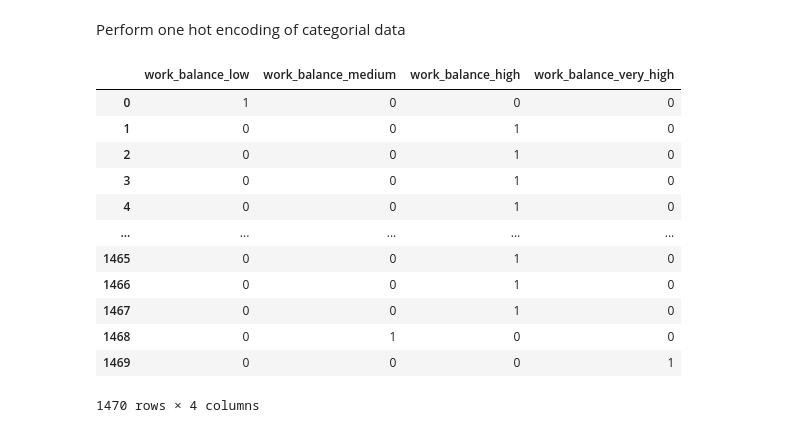
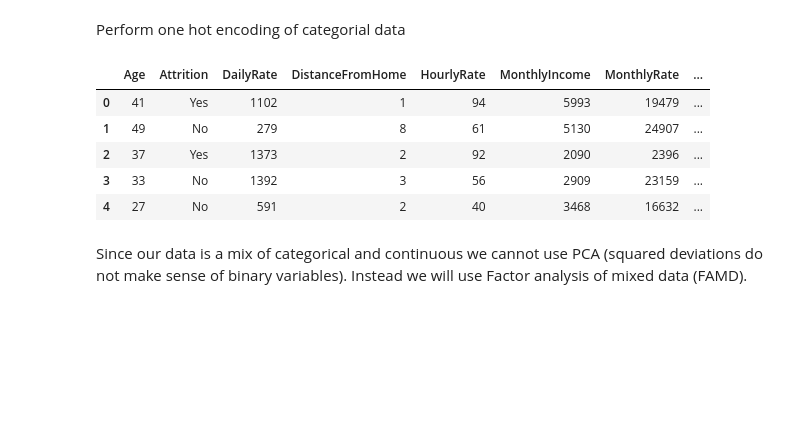
Before and after one commit to CSML1000-Winter2021-GroupA/human-resources, a Jupyter notebook: notebook.ipynb, the cells around one changed output. Cells and saved outputs as stored; diff of their text form; code cells hidden in the pictures; blank space fills up the shorter version.

Commit message:
Added FAMD for mixed data types

```diff
--- a/notebook.ipynb
+++ b/notebook.ipynb
@@ -50,0 +63,3 @@ hr_df.head()
+# %%
+hr_df = hr_df.drop(columns=['JobLevel'])
+hr_df
@@ -53,32 +82,37 @@ Perform one hot encoding of categorial data
 # %%
 travel_dummies = pd.get_dummies(hr_df['BusinessTravel']).rename(columns={'Non-Travel': 'does_no_travel', 'Travel_Frequently': 'does_travel_frequently', 'Travel_Rarely': 'does_travel_rarely'})
 department_dummies = pd.get_dummies(hr_df['Department']).rename(columns={'Human Resources': 'works_in_hr', 'Research & Development': 'works_in_rnd', 'Sales': 'works_in_sales'})
 education_dummies = pd.get_dummies(hr_df['Education']).rename(columns={1: 'is_below_college', 2: 'is_college', 3: 'is_bachelor', 4: 'is_master', 5: 'is_doctor'})
 education_field_dummies = pd.get_dummies(hr_df['EducationField']).rename(columns={'Human Resources': 'is_edu_hr', 'Life Sciences': 'is_edu_life_sciences', 'Marketing': 'is_edu_marketing', 'Medical': 'is_edu_medical', 'Other': 'is_edu_other', 'Technical Degree': 'is_edu_tech_degree'})
 environ_satisfaction_dummies = pd.get_dummies(hr_df['EnvironmentSatisfaction']).rename(columns={1: 'is_environ_satify_low', 2: 'is_environ_satify_medium', 3: 'is_environ_satify_high', 4: 'is_environ_satify_very_high'})
 gender_dummies = pd.get_dummies(hr_df['Gender']).rename(columns={'Female': 'is_female', 'Male': 'is_male'})
 job_involve_dummies = pd.get_dummies(hr_df['JobInvolvement']).rename(columns={1: 'is_job_involve_low', 2: 'is_job_involve_medium', 3: 'is_job_involve_high', 4: 'is_job_involve_very_high'})
-job_level_dummies = pd.get_dummies(hr_df['JobLevel']).rename(columns={1: 'is_job_level_low', 2: 'is_job_level_medium', 3: 'is_job_level_high', 4: 'is_job_level_very_high'})
 job_role_dummies = pd.get_dummies(hr_df['JobRole']).rename(columns={'Healthcare Representative': 'is_job_healthcare_rep', 'Human Resources': 'is_job_hr', 'Laboratory Technician': 'is_job_lab_tech', 'Manager': 'is_job_manager', 'Manufacturing Director': 'is_job_manu_director', 'Research Director': 'is_job_research_director', 'Research Scientist': 'is_job_research_scientist', 'Sales Executive': 'is_job_sales_exec', 'Sales Representative': 'is_job_sales_rep'})
 job_satify_dummies = pd.get_dummies(hr_df['JobSatisfaction']).rename(columns={1: 'is_job_satisfy_low', 2: 'is_job_satisfy_medium', 3: 'is_job_satisfy_high', 4: 'is_job_satisfy_very_high'})
 marital_dummies = pd.get_dummies(hr_df['MaritalStatus']).rename(columns={'Divorced': 'is_divorced', 'Married': 'is_married', 'Single': 'is_single'})
 overtime_dummies = pd.get_dummies(hr_df['OverTime']).rename(columns={'Yes': 'has_overtime', 'No': 'has_no_overtime'})
 performance_dummies = pd.get_dummies(hr_df['PerformanceRating']).rename(columns={1: 'performance_low', 2: 'performance_good', 3: 'performance_excellent', 4: 'performance_outstanding'})
 relationship_satisfy_dummies = pd.get_dummies(hr_df['RelationshipSatisfaction']).rename(columns={1: 'is_relationship_satisy_low', 2: 'is_relationship_satisy_medium', 3: 'is_relationship_satisy_high', 4: 'is_relationship_satisy_very_high'})
 stock_option_dummies = pd.get_dummies(hr_df['StockOptionLevel']).rename(columns={0: 'stock_option_none', 1: 'stock_option_low', 2: 'stock_option_medium', 3: 'stock_option_high'})
 work_balance_dummies = pd.get_dummies(hr_df['WorkLifeBalance']).rename(columns={1: 'work_balance_low', 2: 'work_balance_medium', 3: 'work_balance_high', 4: 'work_balance_very_high'})
-work_balance_dummies
+
+hr_df = pd.concat([hr_df[['Age', 'Attrition', 'DailyRate', 'DistanceFromHome', 'HourlyRate', 'MonthlyIncome', 'MonthlyRate',
+                            'NumCompaniesWorked', 'PercentSalaryHike', 'TotalWorkingYears', 'TrainingTimesLastYear',
+                            'YearsAtCompany', 'YearsInCurrentRole', 'YearsSinceLastPromotion', 'YearsWithCurrManager']],
+                     travel_dummies, department_dummies, education_dummies, education_field_dummies, environ_satisfaction_dummies,
+                     gender_dummies, job_involve_dummies, job_role_dummies, job_satify_dummies, marital_dummies, overtime_dummies,
+                     performance_dummies, relationship_satisfy_dummies, stock_option_dummies, work_balance_dummies], axis=1)
+hr_df = hr_df.drop(columns=['does_no_travel', 'works_in_hr', 'is_below_college', 'is_edu_hr', 'is_environ_satify_low',
+                           'is_female', 'is_job_involve_low', 'is_job_healthcare_rep', 'is_job_satisfy_low',
+                           'is_divorced', 'has_overtime', 'performance_excellent', 'is_relationship_satisy_low', 'stock_option_none',
+                           'work_balance_low'])
+hr_df.head()
 # %% [output]
-|  | work_balance_low | work_balance_medium | work_balance_high | work_balance_very_high |
-| 0 | 1 | 0 | 0 | 0 |
-| 1 | 0 | 0 | 1 | 0 |
-| 2 | 0 | 0 | 1 | 0 |
-| 3 | 0 | 0 | 1 | 0 |
-| 4 | 0 | 0 | 1 | 0 |
-| ... | ... | ... | ... | ... |
-| 1465 | 0 | 0 | 1 | 0 |
-| 1466 | 0 | 0 | 1 | 0 |
-| 1467 | 0 | 0 | 1 | 0 |
-| 1468 | 0 | 1 | 0 | 0 |
-| 1469 | 0 | 0 | 0 | 1 |
+|  | Age | Attrition | DailyRate | DistanceFromHome | HourlyRate | MonthlyIncome | MonthlyRate | ... |
+| 0 | 41 | Yes | 1102 | 1 | 94 | 5993 | 19479 | ... |
+| 1 | 49 | No | 279 | 8 | 61 | 5130 | 24907 | ... |
+| 2 | 37 | Yes | 1373 | 2 | 92 | 2090 | 2396 | ... |
+| 3 | 33 | No | 1392 | 3 | 56 | 2909 | 23159 | ... |
+| 4 | 27 | No | 591 | 2 | 40 | 3468 | 16632 | ... |
-1470 rows × 4 columns
+# %% [markdown]
+Since our data is a mix of categorical and continuous we cannot use PCA (squared deviations do not make sense of binary variables). Instead we will use Factor analysis of mixed data (FAMD).
```
Also changed, not shown: parts of 4 cells of this notebook, 1 other file.
